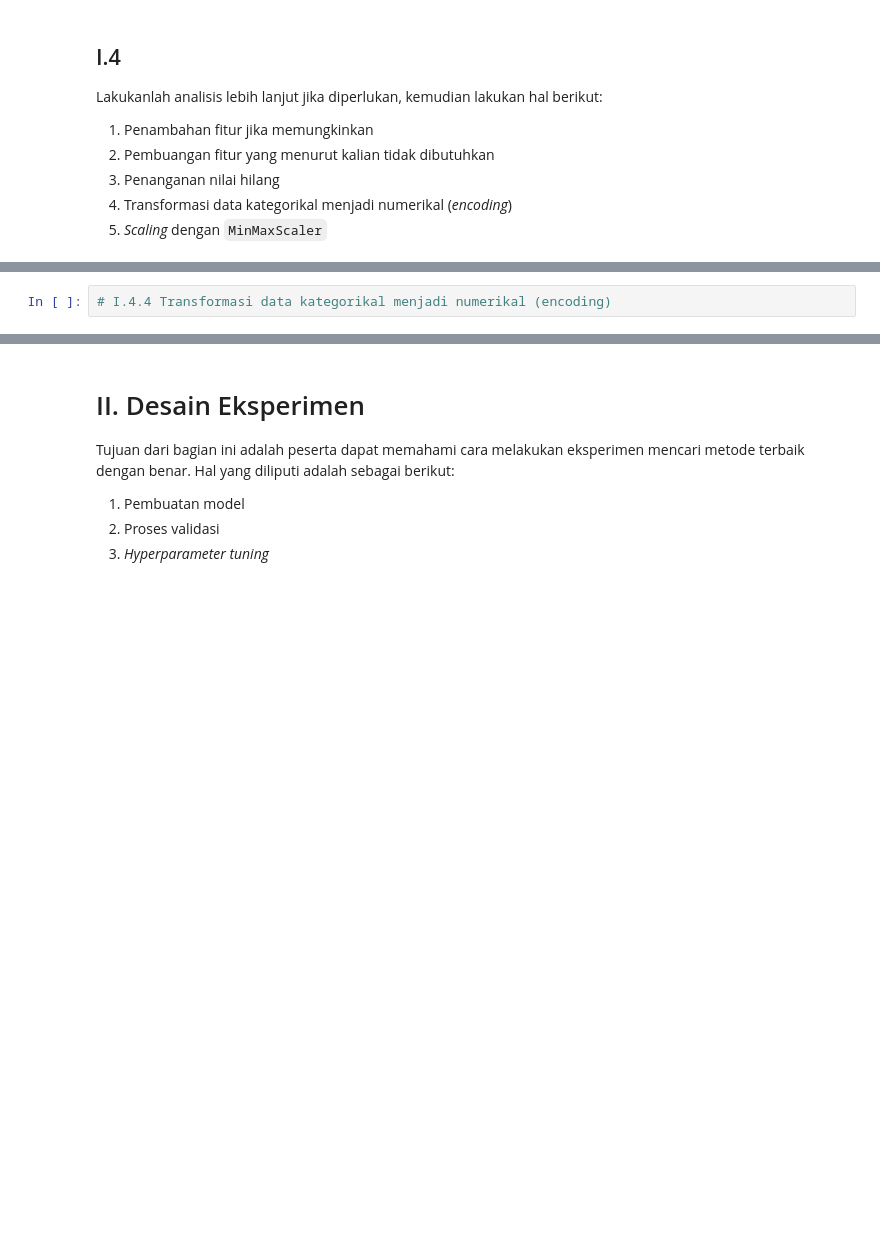
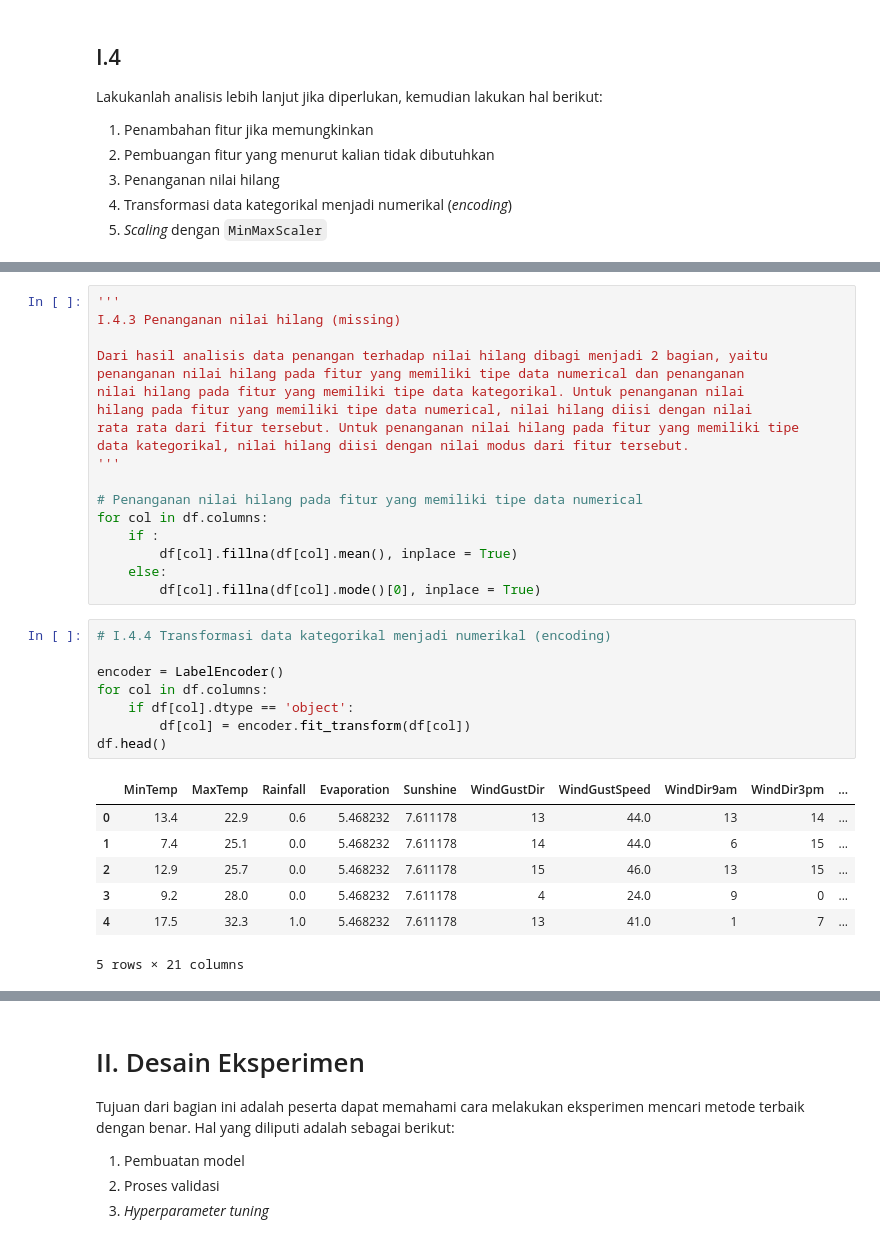
Before and after one commit to ZianTsabit/PraPraktikum-ML, a Jupyter notebook: Tugas_Prapraktikum_IF3270.ipynb, the cells around one changed output, grey strips where cells are left out. Cells and saved outputs as stored; diff of their text form; blank space fills up the shorter version.

```diff
--- a/Tugas_Prapraktikum_IF3270.ipynb
+++ b/Tugas_Prapraktikum_IF3270.ipynb
@@ -173,4 +197,36 @@ Lakukanlah analisis lebih lanjut jika diperlukan, kemudian lakukan hal berikut:
+# %%
+'''
+I.4.3 Penanganan nilai hilang (missing)
+
+Dari hasil analisis data penangan terhadap nilai hilang dibagi menjadi 2 bagian, yaitu
+penanganan nilai hilang pada fitur yang memiliki tipe data numerical dan penanganan
+nilai hilang pada fitur yang memiliki tipe data kategorikal. Untuk penanganan nilai
+hilang pada fitur yang memiliki tipe data numerical, nilai hilang diisi dengan nilai
+rata rata dari fitur tersebut. Untuk penanganan nilai hilang pada fitur yang memiliki tipe
+data kategorikal, nilai hilang diisi dengan nilai modus dari fitur tersebut.
+'''
+
+# Penanganan nilai hilang pada fitur yang memiliki tipe data numerical
+for col in df.columns:
+    if :
+        df[col].fillna(df[col].mean(), inplace = True)
+    else:
+        df[col].fillna(df[col].mode()[0], inplace = True)
 # %%
 # I.4.4 Transformasi data kategorikal menjadi numerikal (encoding)
+
+encoder = LabelEncoder()
+for col in df.columns:
+    if df[col].dtype == 'object':
+        df[col] = encoder.fit_transform(df[col])
+df.head()
+# %% [output]
+|  | MinTemp | MaxTemp | Rainfall | Evaporation | Sunshine | WindGustDir | WindGustSpeed | WindDir9am | WindDir3pm | ... |
+| 0 | 13.4 | 22.9 | 0.6 | 5.468232 | 7.611178 | 13 | 44.0 | 13 | 14 | ... |
+| 1 | 7.4 | 25.1 | 0.0 | 5.468232 | 7.611178 | 14 | 44.0 | 6 | 15 | ... |
+| 2 | 12.9 | 25.7 | 0.0 | 5.468232 | 7.611178 | 15 | 46.0 | 13 | 15 | ... |
+| 3 | 9.2 | 28.0 | 0.0 | 5.468232 | 7.611178 | 4 | 24.0 | 9 | 0 | ... |
+| 4 | 17.5 | 32.3 | 1.0 | 5.468232 | 7.611178 | 13 | 41.0 | 1 | 7 | ... |
+5 rows × 21 columns
 # %%
 # I.4.5 Scaling dengan metode MinMaxScaler
```
Also changed, not shown: parts of 9 cells of this notebook.
